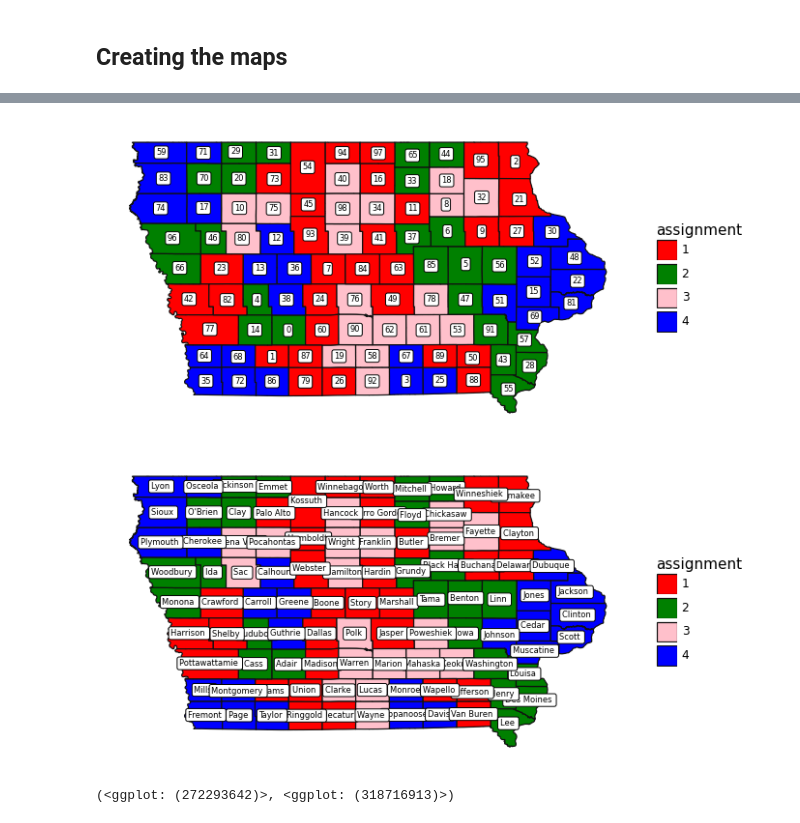
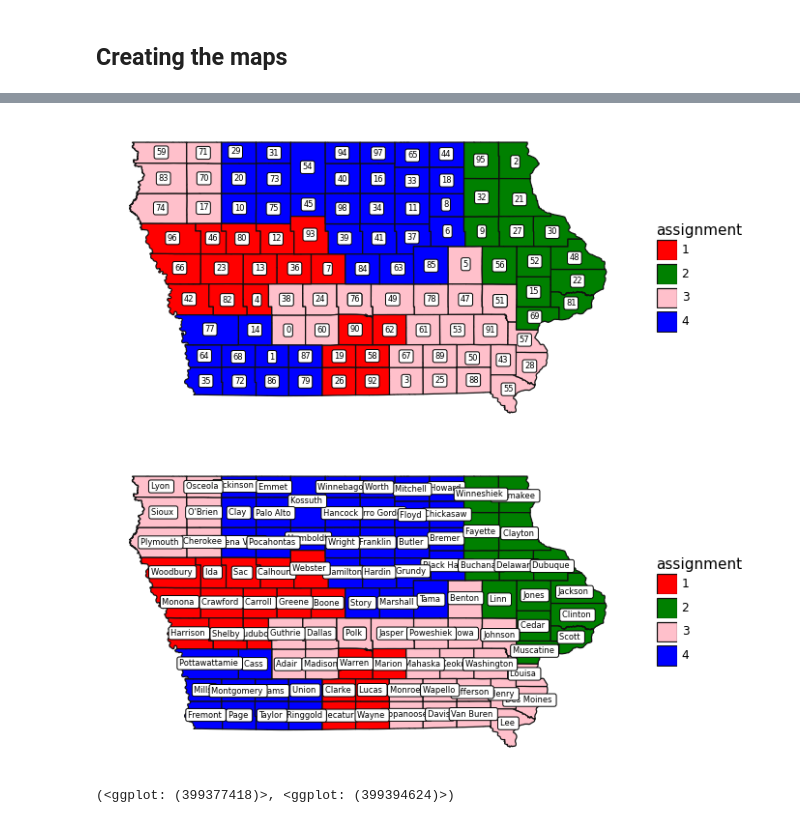
Before and after one commit to stefaniegwangphd/ia-redistricting, a Jupyter notebook: Iowa_redistricting.ipynb, the cells around one changed output, grey strips where cells are left out. Drawn from its saved outputs; the diff is of its cells as text; code cells hidden in the pictures.

Commit message:
adjust neighbor constraint and county split requirement

```diff
--- a/Iowa_redistricting.ipynb
+++ b/Iowa_redistricting.ipynb
@@ -172,7 +172,7 @@ for i in range(n_counties):
 
 # Contiguous districts constraints
 # set minimum number of neighbors
-neighbor_min=2
+neighbor_min=3
 for j in range(n_districts):
     for i in range(n_counties):
         model += neighbor_min*assignment[i][j] <= lpSum(assignment[:,j][ia_adjac_matrix_bool[i]]), "Contiguity constraint for county " + str(i) +" in district " + str(j)
@@ -185,7 +185,7 @@ for j in range(n_districts):
 # Only allow counties that meet certain critera to be split among multiple districts
 # This not necessary for Iowa.
 for i in range(n_counties):
-    if county_populations[i] <= 1000000:
+    if county_populations[i] <= top_fifth_percentile:
         model += lpSum(assignment[i][j] for j in range(n_districts)) <= 1  , "Unique Assignment for county " + str(i)
     else:
         model += lpSum(assignment[i][j] for j in range(n_districts)) <= 2  , "Up-to-two Assignments for county " + str(i)
@@ -371,6 +377,6 @@ def iowa_map(map_data):
     return plot_map_population_labels, plot_map_county_labels
 # , plot_map_county_ids
 # %%
-map_first_pass = shapefile_iowa.merge(results, on='COUNTYFP10')
+shapefile_and_assignments = shapefile_iowa.merge(results, on='COUNTYFP10')
 # map_first_pass['District'] = map_first_pass['District']+1
-map_first_pass.head()
+shapefile_and_assignments.head()
@@ -377,12 +391,12 @@ map_first_pass.head()
 # %%
 # map_first_pass['District'] = map_first_pass['District'].astype('category')
-map_first_pass['assignment'] = map_first_pass['assignment'].astype("category")
+shapefile_and_assignments['assignment'] = shapefile_and_assignments['assignment'].astype("category")
 # %%
-iowa_map(map_first_pass)
+iowa_map(shapefile_and_assignments)
 # %% [output]
-[figure, old version]
+[figure, new version]
-[figure, old version]
+[figure, new version]
-(<ggplot: (272293642)>, <ggplot: (318716913)>)
+(<ggplot: (399377418)>, <ggplot: (399394624)>)
 # %%
 district_totals = pd.DataFrame(results.groupby('district')['allocation'].sum().astype('int64'))
 district_totals
```
Also changed, not shown: parts of 9 cells of this notebook.
